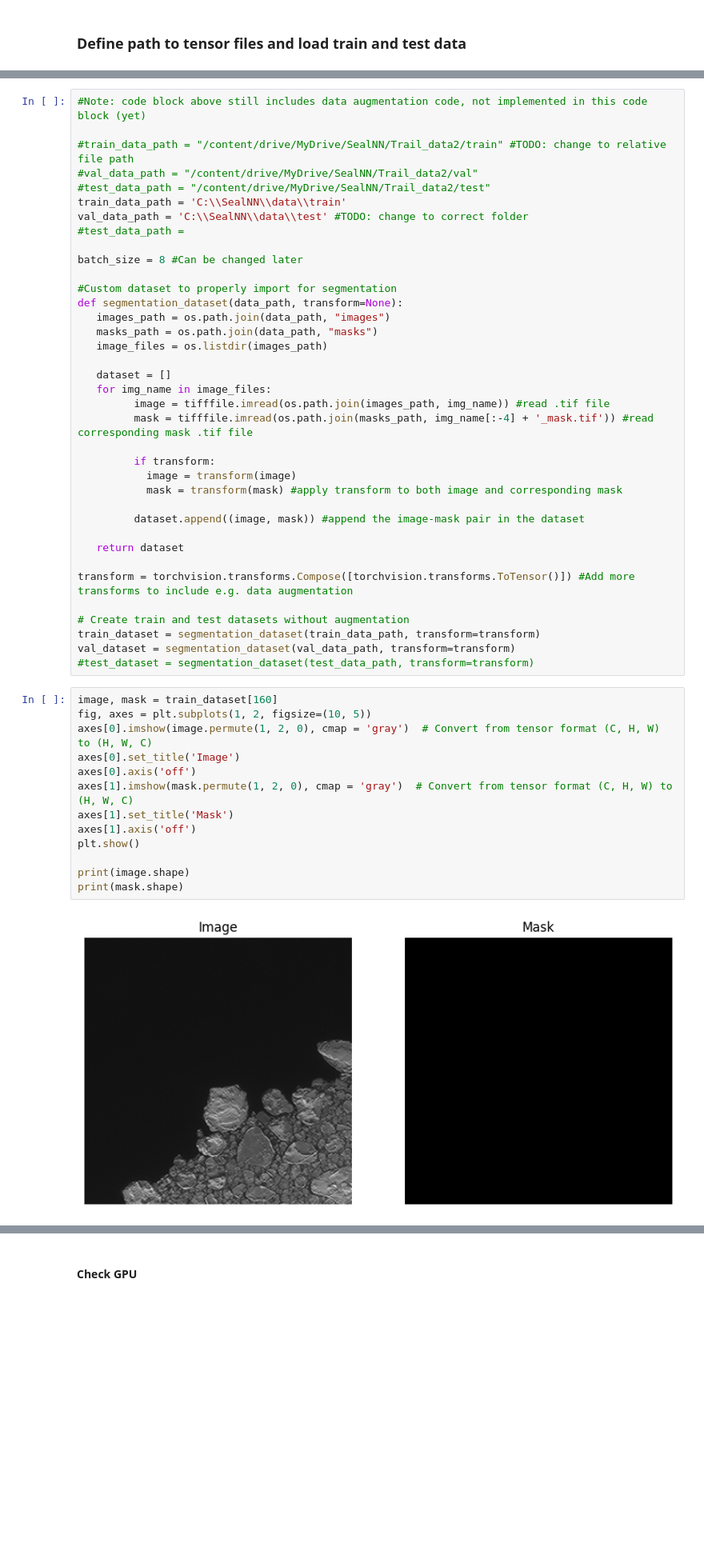
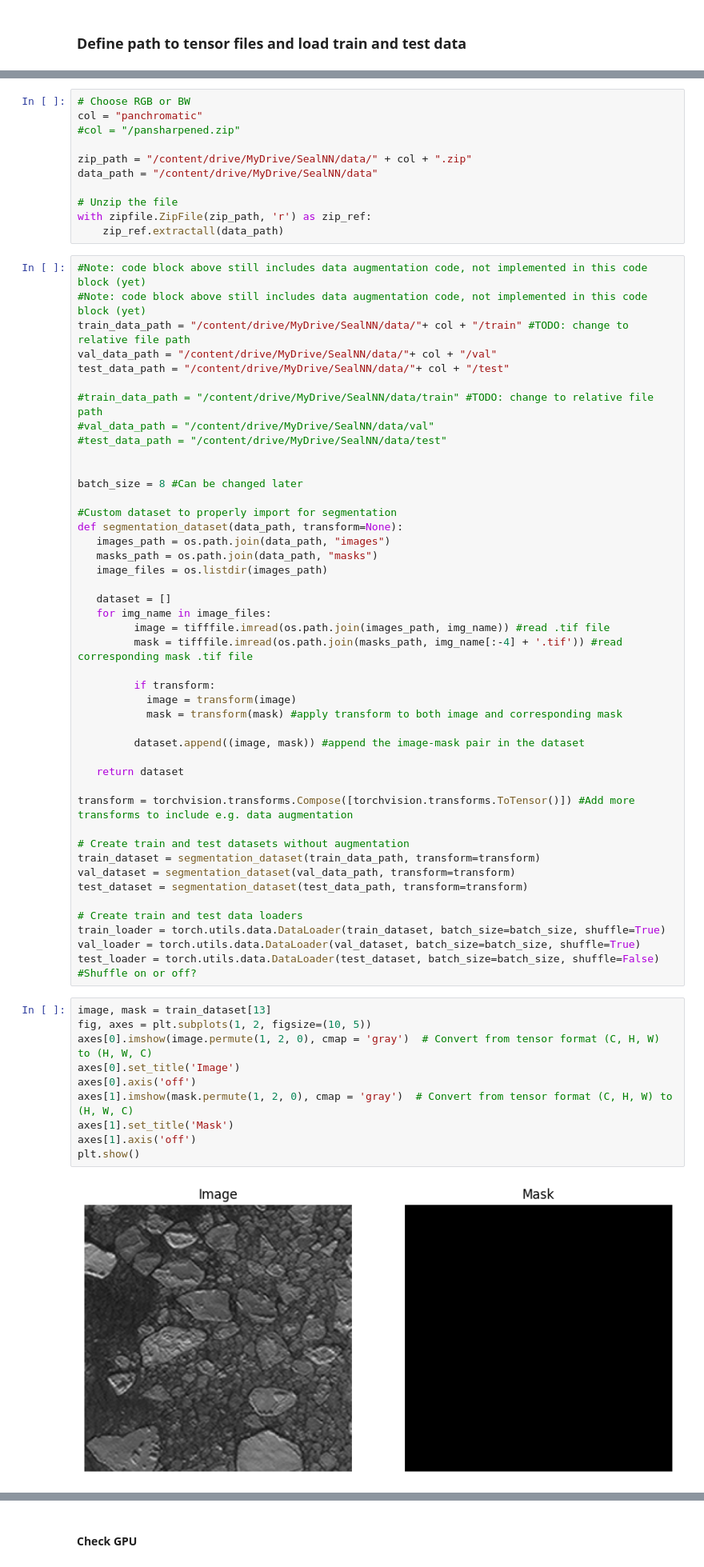
Before and after one commit to GeoKauko/TheNavySeals, a Jupyter notebook: 2_Seal_detection.ipynb, the cells around one changed output, grey strips where cells are left out. Shown at 80% size. Drawn from its saved outputs; the diff is of its cells as text; blank space fills up the shorter version.

```diff
--- a/2_Seal_detection.ipynb
+++ b/2_Seal_detection.ipynb
@@ -102,15 +105,28 @@ import time
 # # Create train and test data loaders
 # train_loader = torch.utils.data.DataLoader(train_dataset, batch_size=batch_size, shuffle=True)
 # test_loader = torch.utils.data.DataLoader(test_dataset, batch_size=batch_size, shuffle=False)  # Shuffle on or off?
+# %%
+# Choose RGB or BW
+col = "panchromatic"
+#col = "/pansharpened.zip"
+
+zip_path = "/content/drive/MyDrive/SealNN/data/" + col + ".zip"
+data_path = "/content/drive/MyDrive/SealNN/data"
+
+# Unzip the file
+with zipfile.ZipFile(zip_path, 'r') as zip_ref:
+    zip_ref.extractall(data_path)
 # %%
 #Note: code block above still includes data augmentation code, not implemented in this code block (yet)
+#Note: code block above still includes data augmentation code, not implemented in this code block (yet)
+train_data_path = "/content/drive/MyDrive/SealNN/data/"+ col + "/train" #TODO: change to relative file path
+val_data_path = "/content/drive/MyDrive/SealNN/data/"+ col + "/val"
+test_data_path = "/content/drive/MyDrive/SealNN/data/"+ col + "/test"
 
-#train_data_path = "/content/drive/MyDrive/SealNN/Trail_data2/train" #TODO: change to relative file path
-#val_data_path = "/content/drive/MyDrive/SealNN/Trail_data2/val"
-#test_data_path = "/content/drive/MyDrive/SealNN/Trail_data2/test"
-train_data_path = 'C:\\SealNN\\data\\train'
-val_data_path = 'C:\\SealNN\\data\\test' #TODO: change to correct folder
-#test_data_path =
+#train_data_path = "/content/drive/MyDrive/SealNN/data/train" #TODO: change to relative file path
+#val_data_path = "/content/drive/MyDrive/SealNN/data/val"
+#test_data_path = "/content/drive/MyDrive/SealNN/data/test"
+
 
 batch_size = 8 #Can be changed later
 
@@ -123,7 +139,7 @@ def segmentation_dataset(data_path, transform=None):
    dataset = []
    for img_name in image_files:
          image = tifffile.imread(os.path.join(images_path, img_name)) #read .tif file
-         mask = tifffile.imread(os.path.join(masks_path, img_name[:-4] + '_mask.tif')) #read corresponding mask .tif file
+         mask = tifffile.imread(os.path.join(masks_path, img_name[:-4] + '.tif')) #read corresponding mask .tif file
 
          if transform:
            image = transform(image)
@@ -138,19 +154,21 @@ transform = torchvision.transforms.Compose([torchvision.transforms.ToTensor()])
 # Create train and test datasets without augmentation
 train_dataset = segmentation_dataset(train_data_path, transform=transform)
 val_dataset = segmentation_dataset(val_data_path, transform=transform)
-#test_dataset = segmentation_dataset(test_data_path, transform=transform)
+test_dataset = segmentation_dataset(test_data_path, transform=transform)
+
+# Create train and test data loaders
+train_loader = torch.utils.data.DataLoader(train_dataset, batch_size=batch_size, shuffle=True)
+val_loader = torch.utils.data.DataLoader(val_dataset, batch_size=batch_size, shuffle=True)
+test_loader = torch.utils.data.DataLoader(test_dataset, batch_size=batch_size, shuffle=False) #Shuffle on or off?
 # %%
-image, mask = train_dataset[160]
+image, mask = train_dataset[13]
 fig, axes = plt.subplots(1, 2, figsize=(10, 5))
 axes[0].imshow(image.permute(1, 2, 0), cmap = 'gray')  # Convert from tensor format (C, H, W) to (H, W, C)
 axes[0].set_title('Image')
 axes[0].axis('off')
 axes[1].imshow(mask.permute(1, 2, 0), cmap = 'gray')  # Convert from tensor format (C, H, W) to (H, W, C)
 axes[1].set_title('Mask')
 axes[1].axis('off')
 plt.show()
-
-print(image.shape)
-print(mask.shape)
 # %% [output]
-[figure, old version]
+[figure, new version]
```
Also changed, not shown: parts of 21 cells of this notebook.
